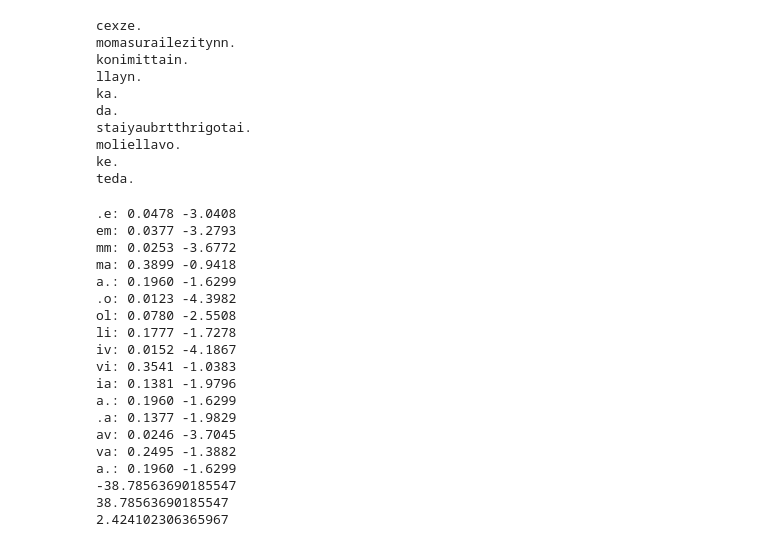
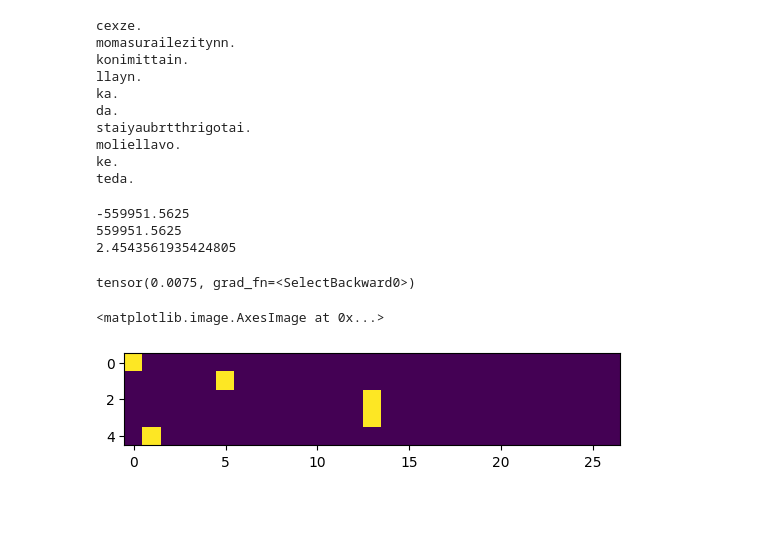
Before and after one commit to ghsaboias/karpathy_makemore, a Jupyter notebook: makemore_from_scratch_lfg.ipynb, the cells around one changed output. Cells and saved outputs as stored; diff of their text form; code cells hidden in the pictures; blank space fills up the shorter version.

```diff
--- a/makemore_from_scratch_lfg.ipynb
+++ b/makemore_from_scratch_lfg.ipynb
@@ -59,6 +56,6 @@ tensor([   0, 4410, 1306, 1542, 1690, 1531,  417,  669,  874,  591, 2422, 2963,
 # %%
 # 27, 27
-P = N.float()
+P = (N+1).float() # adding 1 to each, so no 0 in dataset
 # P.sum(1, keepdim=True) is 27, 1
 # pytorch copies the column vector 27 times, and divides element-wise
 P /= P.sum(1, keepdim=True)
@@ -105,10 +102,11 @@ teda.
 # equivalent to minimizing the average negative log likelihood
 # these are equivalent because they are monotonic transformations
 # %%
+# calculating loss for entire dataset, with probabilities obtained from frequencies
 log_likelihood = 0.0
 n = 0
 
-for w in words[:3]:
+for w in words:
     chs = ['.'] + list(w) + ['.']
     for ch1, ch2 in zip(chs, chs[1:]):
         ix1 = stoi[ch1]
@@ -117,7 +115,7 @@ for w in words[:3]:
         logprob = torch.log(prob)
         log_likelihood += logprob
         n += 1
-        print(f'{ch1}{ch2}: {prob:.4f} {logprob:.4f}')
+        # print(f'{ch1}{ch2}: {prob:.4f} {logprob:.4f}')
 
 print(f'{log_likelihood}')
 # negative log likelihood
@@ -127,22 +125,6 @@ print(f'{nll}')
 # (by taking negative log likelihood)
 print(f'{nll/n}')
 # %% [output]
-.e: 0.0478 -3.0408
-em: 0.0377 -3.2793
-mm: 0.0253 -3.6772
-ma: 0.3899 -0.9418
-a.: 0.1960 -1.6299
-.o: 0.0123 -4.3982
-ol: 0.0780 -2.5508
-li: 0.1777 -1.7278
-iv: 0.0152 -4.1867
-vi: 0.3541 -1.0383
-ia: 0.1381 -1.9796
-a.: 0.1960 -1.6299
-.a: 0.1377 -1.9829
-av: 0.0246 -3.7045
-va: 0.2495 -1.3882
-a.: 0.1960 -1.6299
--38.78563690185547
-38.78563690185547
-2.424102306365967
+-559951.5625
+559951.5625
+2.4543561935424805
@@ -148,0 +133,14 @@ a.: 0.1960 -1.6299
+# %%
+# create training set of bigrams (x, y)
+# ys: labels
+xs, ys = [], []
+for w in words[:1]:
+    chs = ['.'] + list(w) + ['.']
+    for ch1, ch2 in zip(chs, chs[1:]):
+        ix1 = stoi[ch1]
+        ix2 = stoi[ch2]
+        xs.append(ix1)
+        ys.append(ix2)
+
+xs = torch.tensor(xs)
+ys = torch.tensor(ys)
@@ -148,0 +151,15 @@ a.: 0.1960 -1.6299
+# %%
+# enconding into vectors: 2 -> [0, 0, 1]
+xenc = F.one_hot(xs, num_classes=27).float() # [5, 27]
+logits = xenc @ W # predict log-counts; [5, 27]
+# next two lines are called softmax, converts output into probabilities
+counts = logits.exp() # counts, equivalent to N
+probs = counts / counts.sum(1, keepdim=True) # probabilities for next char; [5, 27]
+print(probs[3, 10]) # firing rate of 10th neuron looking at 3rd input
+# %% [output]
+tensor(0.0075, grad_fn=<SelectBackward0>)
+# %%
+plt.imshow(xenc)
+# %% [output]
+<matplotlib.image.AxesImage at 0x...>
+[figure, added]
```
Also changed, not shown: parts of 14 cells of this notebook.
